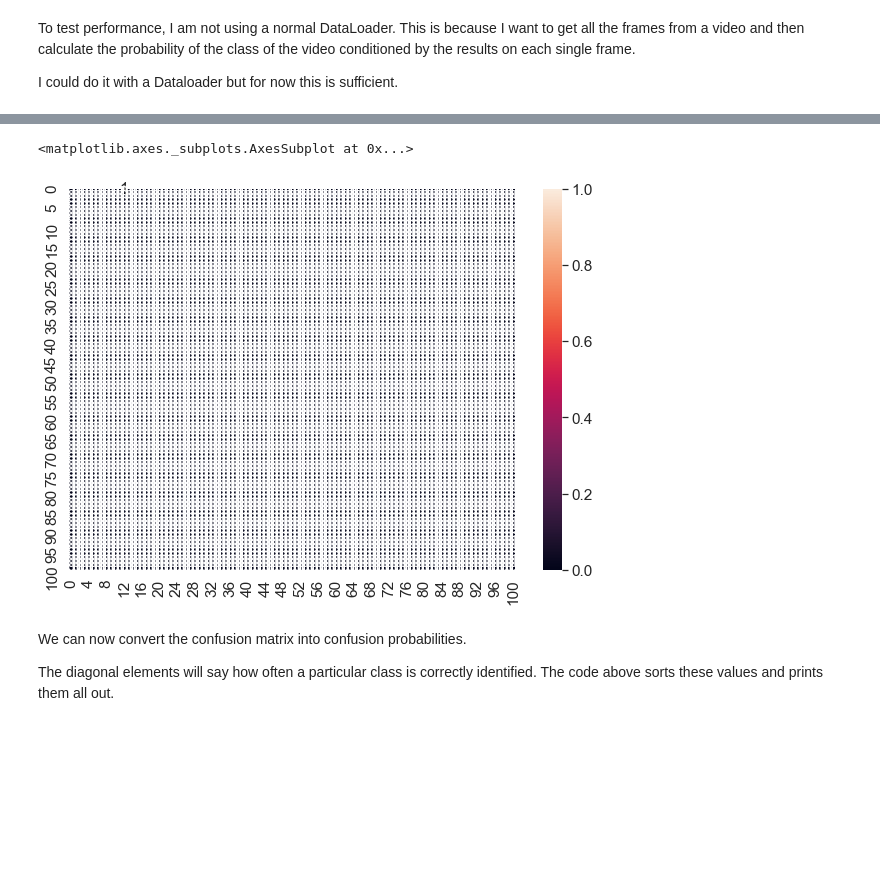
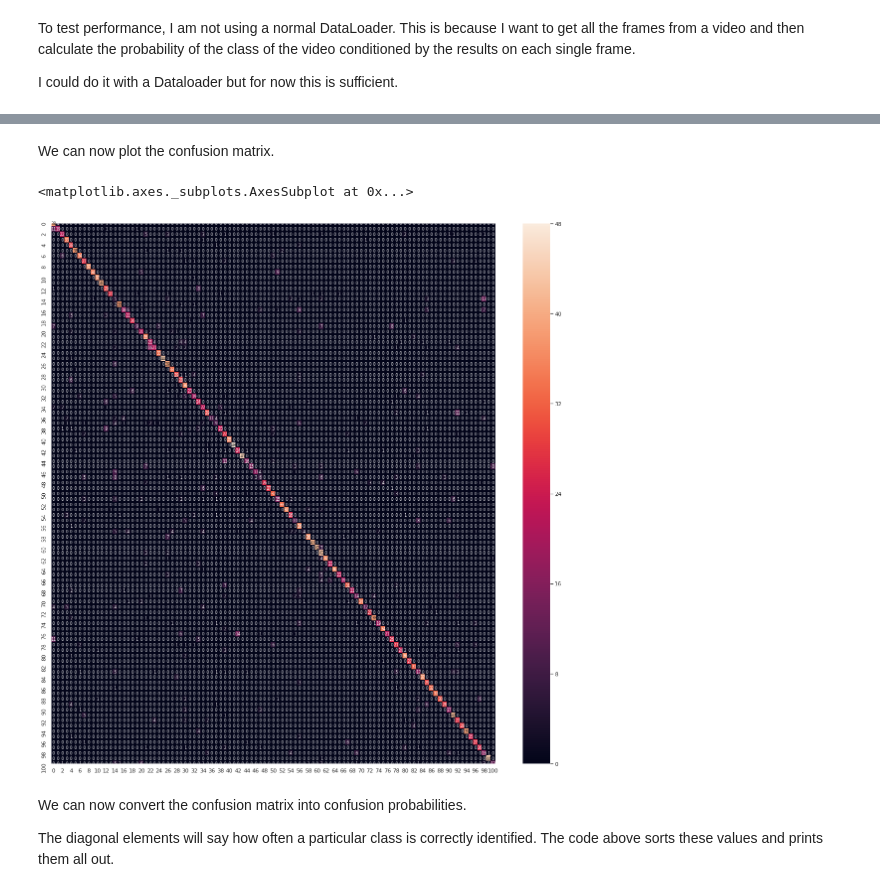
Before and after one commit to andreamunafo/friendly-robot, a Jupyter notebook: notebooks/09-action-detection-and-classification-in-videos.ipynb, the cells around one changed output, grey strips where cells are left out. Drawn from its saved outputs; the diff is of its cells as text; code cells hidden in the pictures; blank space fills up the shorter version.

Commit message:
Add results for test and evaluation

```diff
--- a/notebooks/09-action-detection-and-classification-in-videos.ipynb
+++ b/notebooks/09-action-detection-and-classification-in-videos.ipynb
@@ -1368,12 +1388,18 @@ def evalTest(test, mean, std, image_size, num_classes, max_frame_length):
 
     random_indices = np.random.permutation(len(test[0]))
 
-    for i in range(len(test[0])):
-        t0 = time.time()
+    t0 = time.time()
+
+    t = tqdm(range(len(test[0])), ncols=500, dynamic_ncols=True) #, desc='acc_1:{:.4f}, acc_5:{:.2f}, acc_10:{:.4f}'.format(acc_top1, acc_top5, acc_top10), leave=True)
+    for i in t:
+        t.set_description('acc_1:{:.2f}, acc_5:{:.2f}, acc_10:{:.2f}'.format(acc_top1/(i+1), acc_top5/(i+1), acc_top10/(i+1)))
+        t.refresh() # to show immediately the update
+        #t1 = time.time()
 
         index = random_indices[i]  # not sure why I need to randomise here.
         filename = test[0][index]  # test[0] are the filenames, test[1] are the labels
 
+        #print(f'Analysing {filename}')
         avi = AVI(filename)
         avi.set_normalisation(mean, std)
         data = avi.getFrames(c=3, w=image_size, h=image_size, reshape=True, normalise=True, to_net_shape=True)
@@ -1430,10 +1456,12 @@ def evalTest(test, mean, std, image_size, num_classes, max_frame_length):
         if(np.any(argsort_pred[:]==label)):
             acc_top10 += 1.0
 
-        print('i:%d n-frames:%d run-time:%f (%f,%f,%f)'
-              % (i, avi._attributes['n-frames'], time.time()-t0,
-                 acc_top1/(i+1), acc_top5/(i+1), acc_top10/(i+1)))
+#         print('>> i:%d/%d n-frames:%d run-time:%f, acc_top1:%f, acc_top5:%f acc_top10:%f'
+#               % (i, len(test[0])-1, avi._attributes['n-frames'], time.time()-t1,
+#                  acc_top1/(i+1), acc_top5/(i+1), acc_top10/(i+1)))
 
+    print('run-time:%f, acc_top1:%f, acc_top5:%f acc_top10:%f'
+              % (time.time()-t0, acc_top1, acc_top5, acc_top10))
 
     statistics['acc_top1'] = acc_top1
     statistics['acc_top5'] = acc_top5
@@ -1458,11 +1492,15 @@ i:0 n-frames:164 t:26.821911 (0.000000,0.000000,1.000000)
+# %% [markdown]
+We can now plot the confusion matrix.
 # %%
-plt.figure(figsize = (10,7))
+%matplotlib inline
+
+plt.figure(figsize = (20,20))
 df_cm = pd.DataFrame(confusion_matrix, range(NUM_CLASSES), range(NUM_CLASSES))
-sn.set(font_scale=1.4) # for label size
-sn.heatmap(df_cm, annot=True, annot_kws={"size": 16}) # font size
+sn.set(font_scale=1) # for label size
+sn.heatmap(df_cm, annot=True, annot_kws={"size": 8}) # font size
 # %% [output]
 <matplotlib.axes._subplots.AxesSubplot at 0x...>
-[figure, old version]
+[figure, new version]
 # %% [markdown]
 We can now convert the confusion matrix into confusion probabilities.
 
```
Also changed, not shown: parts of 16 cells of this notebook.
